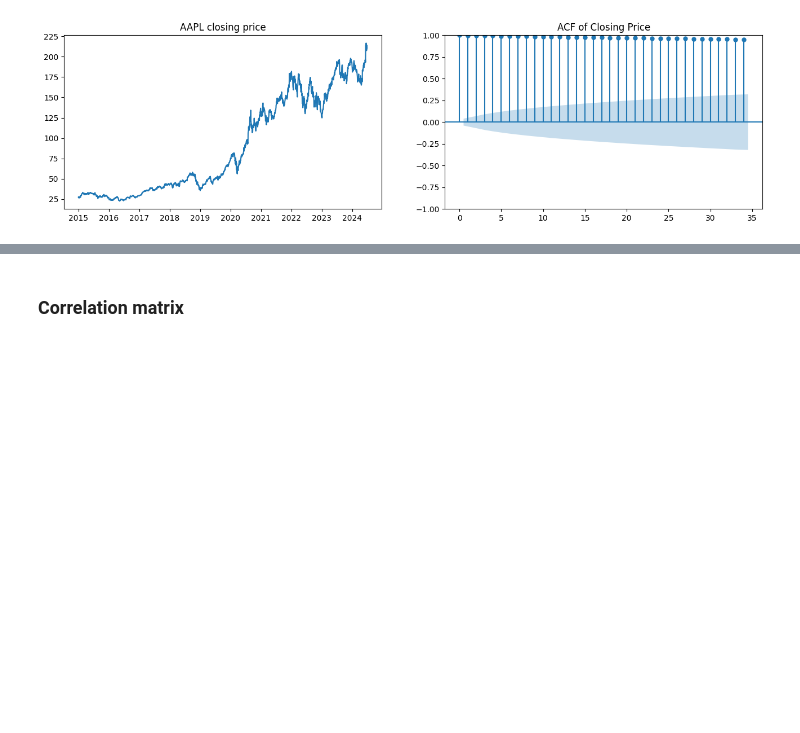
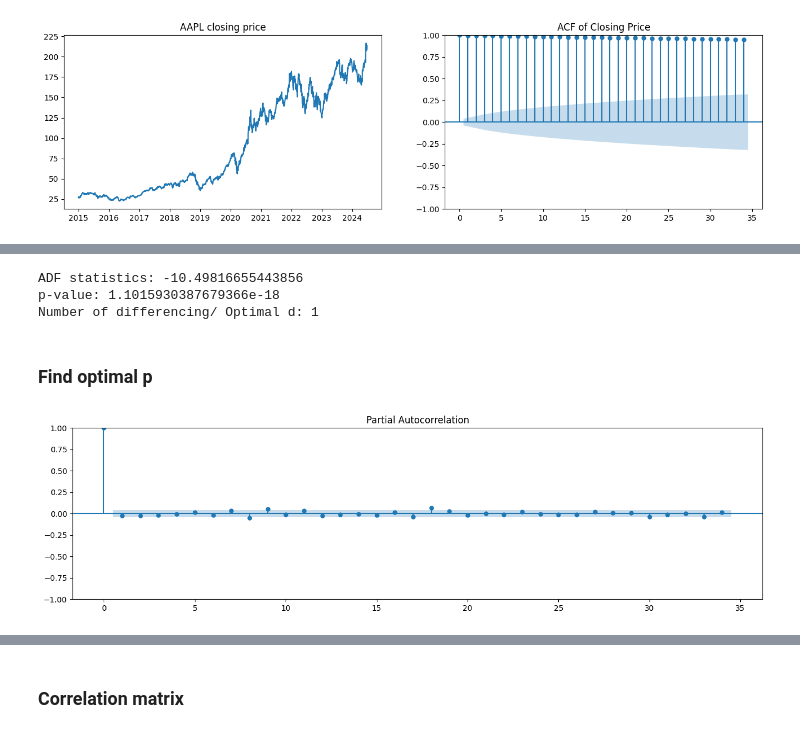
Before and after one commit to songthao1610/FinPortOpt, a Jupyter notebook: stock_model.ipynb, the cells around one changed output, grey strips where cells are left out. Saved outputs shown, nothing was run; the diff lists cells and outputs as text; code cells hidden in the pictures; blank space fills up the shorter version.

```diff
--- a/stock_model.ipynb
+++ b/stock_model.ipynb
@@ -159,0 +167,22 @@ plt.show()
+# %%
+after_diff = adfuller(diff)
+print(f"ADF statistics: {after_diff[0]}")
+print(f"p-value: {after_diff[1]}") # p-value < 0.05, so the data is now stationary
+print(f"Number of differencing/ Optimal d: {ndiff}")
+# %% [output]
+ADF statistics: -10.49816655443856
+p-value: 1.1015930387679366e-18
+Number of differencing/ Optimal d: 1
+# %% [markdown]
+### Find optimal p
+# %%
+diff_p = full_data["Close"].diff().dropna()
+_, ax = plt.subplots(1, 1, figsize=(16, 4))
+plot_pacf(diff_p, ax=ax)
+ax.set_title('Partial Autocorrelation')
+
+plt.show()
+
+# observation: p = 0
+# %% [output]
+[figure, added]
```
Also changed, not shown: parts of 22 cells of this notebook.
